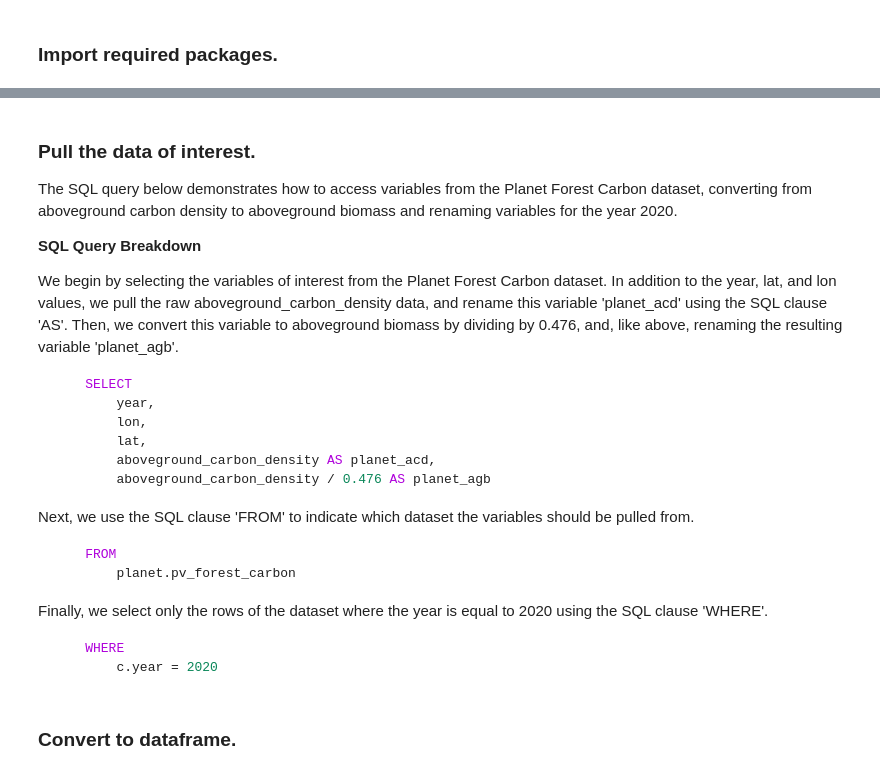
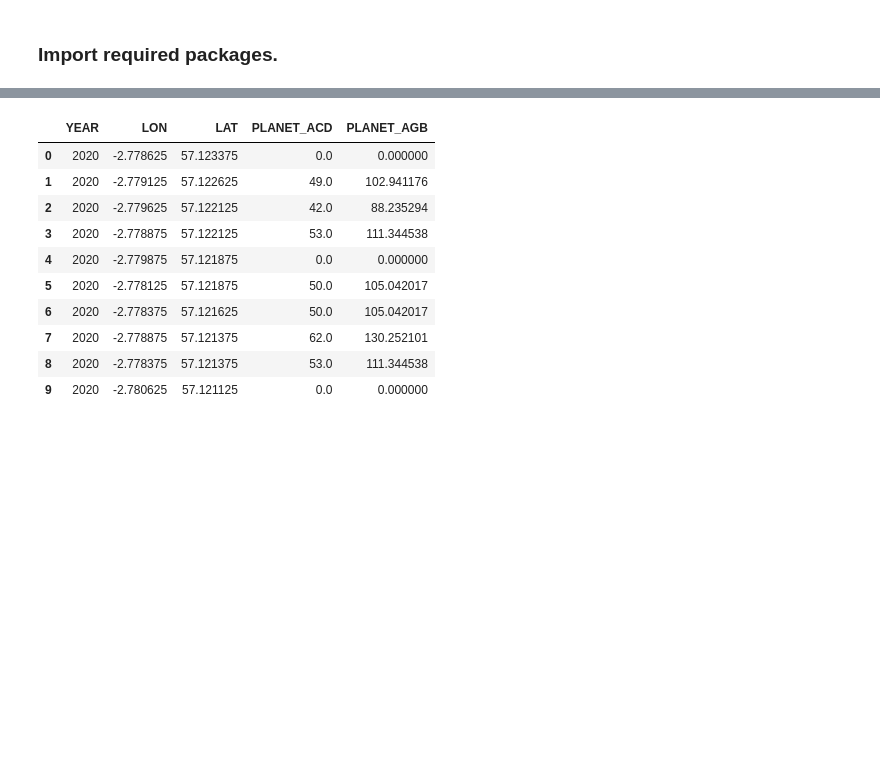
Before and after one commit to sabinenix/cecil-code-examples, a Jupyter notebook: convert-units/convert-units.ipynb, the cells around one changed output, grey strips where cells are left out. Drawn from its saved outputs; the diff is of its cells as text; code cells hidden in the pictures; blank space fills up the shorter version.

````diff
--- a/convert-units/convert-units.ipynb
+++ b/convert-units/convert-units.ipynb
@@ -14,40 +38,44 @@ Note that the access credentials to the snowflake database are not included belo
 # %%
 # Pull database information from the config yaml file.
 with open('config.yml', 'r') as file:
     config = yaml.safe_load(file)
 
-# Connect to the snowflake database using info from config file.
-conn = snowflake.connector.connect(
-    account = config['database-info']['account'], # Replace 'config['database-info']['account']' with the database account name.
-    user = config['database-info']['user'], # Replace 'config['database-info']['user']' with the database username.
-    password = config['database-info']['password'], # Replace 'config['database-info']['password']' with the database password.
-    warehouse = config['database-info']['warehouse'], # Replace 'config['database-info']['warehouse']' with the database warehouse name.
-    database = config['database-info']['database'], # Replace 'config['database-info']['database']' with the database name.
-)
+# Define the SQL query to get Planet data for 2020.
+sql_query = """
+    SELECT
+        year,
+        lon,
+        lat,
+        aboveground_carbon_density AS planet_acd,
+        aboveground_carbon_density / 0.476 AS planet_agb
+    FROM
+        planet.pv_forest_carbon
+    WHERE
+        year = 2020
+    """
+
+# Connect to database using information stored in config file and execute query.
+with snowflake.connector.connect(
+        account = config['database-info']['account'], # Replace 'config['database-info']['account']' with the database account name.
+        warehouse = config['database-info']['warehouse'], # Replace 'config['database-info']['warehouse']' with the database warehouse name.
+        database = config['database-info']['database'], # Replace 'config['database-info']['database']' with the database name.
+        user = config['database-info']['user'], # Replace 'config['database-info']['user']' with the database username.
+        password = config['database-info']['password'], # Replace 'config['database-info']['password']' with the database password.
+) as conn:
+    cur = conn.cursor().execute(sql_query)
+    df = cur.fetch_pandas_all()
+
+# Examine dataframe.
+df.head(10)
+# %% [output]
+|  | YEAR | LON | LAT | PLANET_ACD | PLANET_AGB |
+| 0 | 2020 | -2.778625 | 57.123375 | 0.0 | 0.000000 |
+| 1 | 2020 | -2.779125 | 57.122625 | 49.0 | 102.941176 |
+| 2 | 2020 | -2.779625 | 57.122125 | 42.0 | 88.235294 |
+| 3 | 2020 | -2.778875 | 57.122125 | 53.0 | 111.344538 |
+| 4 | 2020 | -2.779875 | 57.121875 | 0.0 | 0.000000 |
+| 5 | 2020 | -2.778125 | 57.121875 | 50.0 | 105.042017 |
+| 6 | 2020 | -2.778375 | 57.121625 | 50.0 | 105.042017 |
+| 7 | 2020 | -2.778875 | 57.121375 | 62.0 | 130.252101 |
+| 8 | 2020 | -2.778375 | 57.121375 | 53.0 | 111.344538 |
+| 9 | 2020 | -2.780625 | 57.121125 | 0.0 | 0.000000 |
-# %% [markdown]
-### Pull the data of interest.
-The SQL query below demonstrates how to access variables from the Planet Forest Carbon dataset, converting from aboveground carbon density to aboveground biomass and renaming variables for the year 2020.
-
-**SQL Query Breakdown**
-
-We begin by selecting the variables of interest from the Planet Forest Carbon dataset. In addition to the year, lat, and lon values, we pull the raw aboveground_carbon_density data, and rename this variable 'planet_acd' using the SQL clause 'AS'. Then, we convert this variable to aboveground biomass by dividing by 0.476, and, like above, renaming the resulting variable 'planet_agb'.
-```SQL
-    SELECT
-        year,
-        lon,
-        lat,
-        aboveground_carbon_density AS planet_acd,
-        aboveground_carbon_density / 0.476 AS planet_agb
-```
-
-Next, we use the SQL clause 'FROM' to indicate which dataset the variables should be pulled from.
-```SQL
-    FROM
-        planet.pv_forest_carbon
-```
-
-Finally, we select only the rows of the dataset where the year is equal to 2020 using the SQL clause 'WHERE'.
-```SQL
-    WHERE
-        c.year = 2020
-```
@@ -76,2 +81,0 @@ conn.close()
-# %% [markdown]
-### Convert to dataframe.
````
Also changed, not shown: parts of 4 cells of this notebook, 2 other files.
